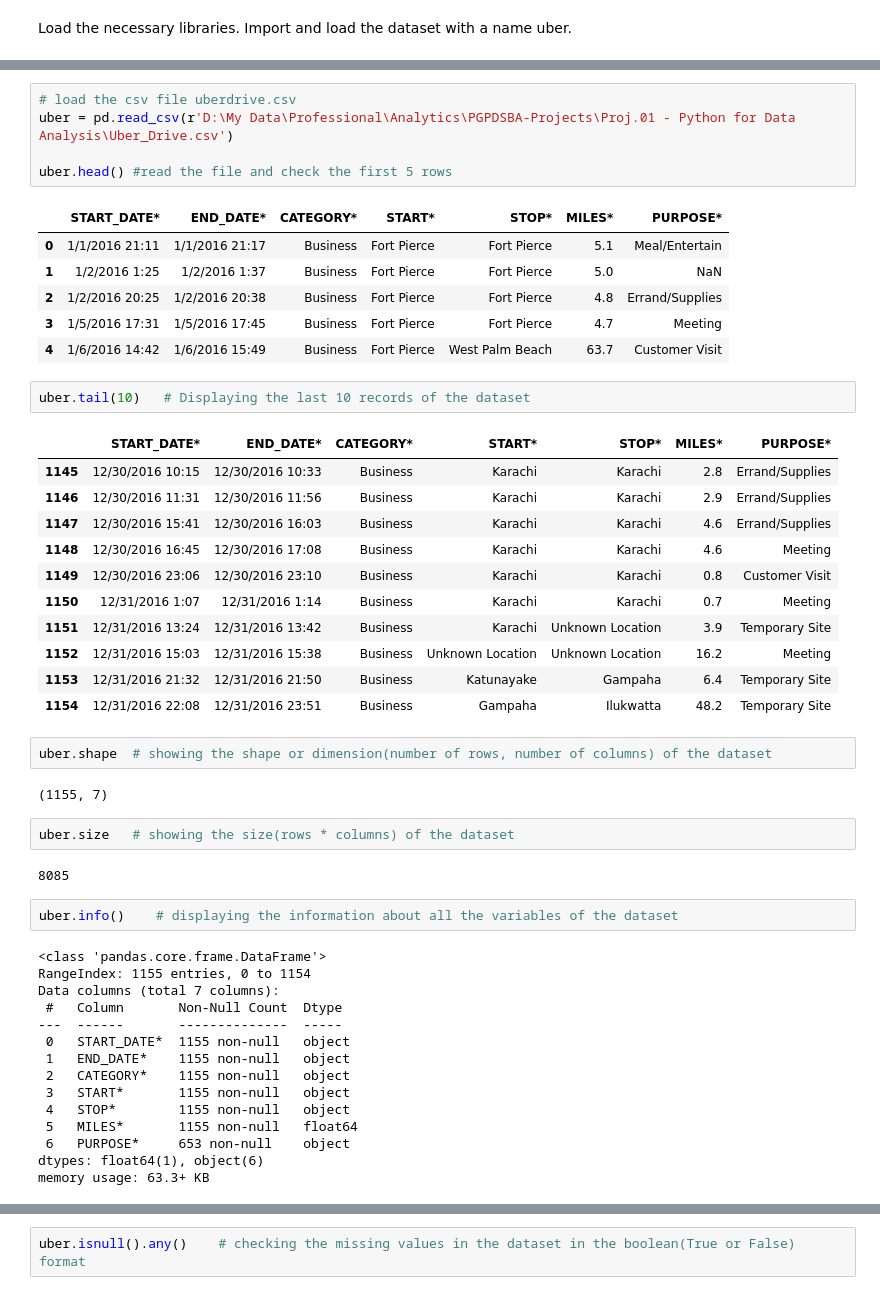
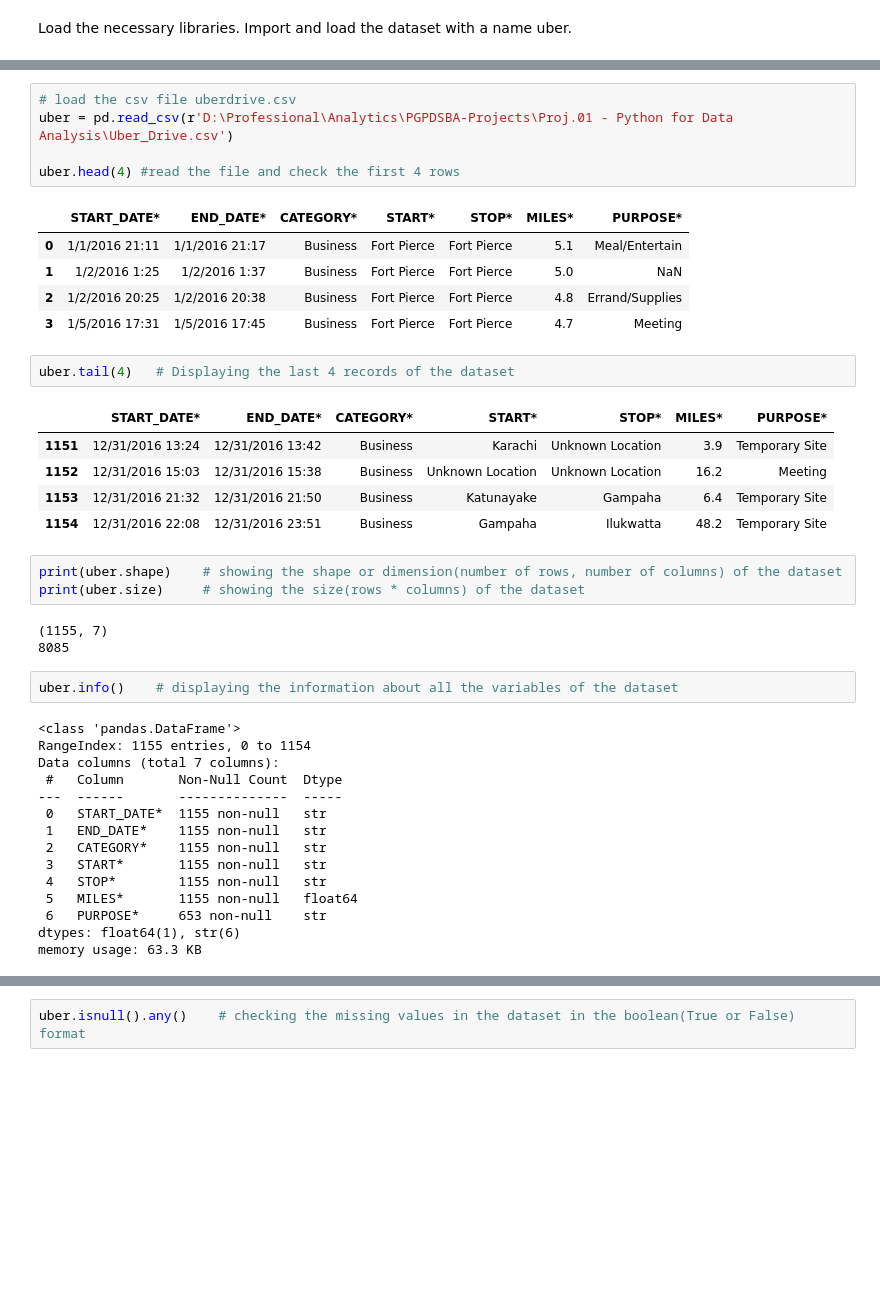
Before and after one commit to shubhanalytics/PGPDSBA-Projects, a Jupyter notebook: Proj.01 - Python for Data Analysis/Uber Drive.ipynb, the cells around one changed output, grey strips where cells are left out. Drawn from its saved outputs; the diff is of its cells as text; blank space fills up the shorter version.

```diff
--- a/Proj.01 - Python for Data Analysis/Uber Drive.ipynb
+++ b/Proj.01 - Python for Data Analysis/Uber Drive.ipynb
@@ -19,54 +15,45 @@ D:\My Data\Professional\Analytics\PGPDSBA-Projects\Proj.01 - Python for Data Ana
 # %%
 # load the csv file uberdrive.csv
-uber = pd.read_csv(r'D:\My Data\Professional\Analytics\PGPDSBA-Projects\Proj.01 - Python for Data Analysis\Uber_Drive.csv')
+uber = pd.read_csv(r'D:\Professional\Analytics\PGPDSBA-Projects\Proj.01 - Python for Data Analysis\Uber_Drive.csv')
 
-uber.head() #read the file and check the first 5 rows
+uber.head(4) #read the file and check the first 4 rows
 # %% [output]
 |  | START_DATE* | END_DATE* | CATEGORY* | START* | STOP* | MILES* | PURPOSE* |
 | 0 | 1/1/2016 21:11 | 1/1/2016 21:17 | Business | Fort Pierce | Fort Pierce | 5.1 | Meal/Entertain |
 | 1 | 1/2/2016 1:25 | 1/2/2016 1:37 | Business | Fort Pierce | Fort Pierce | 5.0 | NaN |
 | 2 | 1/2/2016 20:25 | 1/2/2016 20:38 | Business | Fort Pierce | Fort Pierce | 4.8 | Errand/Supplies |
 | 3 | 1/5/2016 17:31 | 1/5/2016 17:45 | Business | Fort Pierce | Fort Pierce | 4.7 | Meeting |
-| 4 | 1/6/2016 14:42 | 1/6/2016 15:49 | Business | Fort Pierce | West Palm Beach | 63.7 | Customer Visit |
 # %%
-uber.tail(10)   # Displaying the last 10 records of the dataset
+uber.tail(4)   # Displaying the last 4 records of the dataset
 # %% [output]
 |  | START_DATE* | END_DATE* | CATEGORY* | START* | STOP* | MILES* | PURPOSE* |
-| 1145 | 12/30/2016 10:15 | 12/30/2016 10:33 | Business | Karachi | Karachi | 2.8 | Errand/Supplies |
-| 1146 | 12/30/2016 11:31 | 12/30/2016 11:56 | Business | Karachi | Karachi | 2.9 | Errand/Supplies |
-| 1147 | 12/30/2016 15:41 | 12/30/2016 16:03 | Business | Karachi | Karachi | 4.6 | Errand/Supplies |
-| 1148 | 12/30/2016 16:45 | 12/30/2016 17:08 | Business | Karachi | Karachi | 4.6 | Meeting |
-| 1149 | 12/30/2016 23:06 | 12/30/2016 23:10 | Business | Karachi | Karachi | 0.8 | Customer Visit |
-| 1150 | 12/31/2016 1:07 | 12/31/2016 1:14 | Business | Karachi | Karachi | 0.7 | Meeting |
 | 1151 | 12/31/2016 13:24 | 12/31/2016 13:42 | Business | Karachi | Unknown Location | 3.9 | Temporary Site |
 | 1152 | 12/31/2016 15:03 | 12/31/2016 15:38 | Business | Unknown Location | Unknown Location | 16.2 | Meeting |
 | 1153 | 12/31/2016 21:32 | 12/31/2016 21:50 | Business | Katunayake | Gampaha | 6.4 | Temporary Site |
 | 1154 | 12/31/2016 22:08 | 12/31/2016 23:51 | Business | Gampaha | Ilukwatta | 48.2 | Temporary Site |
 # %%
-uber.shape  # showing the shape or dimension(number of rows, number of columns) of the dataset
+print(uber.shape)    # showing the shape or dimension(number of rows, number of columns) of the dataset
+print(uber.size)     # showing the size(rows * columns) of the dataset
 # %% [output]
 (1155, 7)
+8085
-# %%
-uber.size   # showing the size(rows * columns) of the dataset
-# %% [output]
-8085
 # %%
 uber.info()    # displaying the information about all the variables of the dataset
 # %% [output]
-<class 'pandas.core.frame.DataFrame'>
+<class 'pandas.DataFrame'>
 RangeIndex: 1155 entries, 0 to 1154
 Data columns (total 7 columns):
  #   Column       Non-Null Count  Dtype
 ---  ------       --------------  -----
- 0   START_DATE*  1155 non-null   object
- 1   END_DATE*    1155 non-null   object
- 2   CATEGORY*    1155 non-null   object
- 3   START*       1155 non-null   object
- 4   STOP*        1155 non-null   object
+ 0   START_DATE*  1155 non-null   str
+ 1   END_DATE*    1155 non-null   str
+ 2   CATEGORY*    1155 non-null   str
+ 3   START*       1155 non-null   str
+ 4   STOP*        1155 non-null   str
  5   MILES*       1155 non-null   float64
- 6   PURPOSE*     653 non-null    object
-dtypes: float64(1), object(6)
-memory usage: 63.3+ KB
+ 6   PURPOSE*     653 non-null    str
+dtypes: float64(1), str(6)
+memory usage: 63.3 KB
 # %% [markdown]
 In the above dataset info, below are the few observations:
 
```
Also changed, not shown: parts of 32 cells of this notebook.
